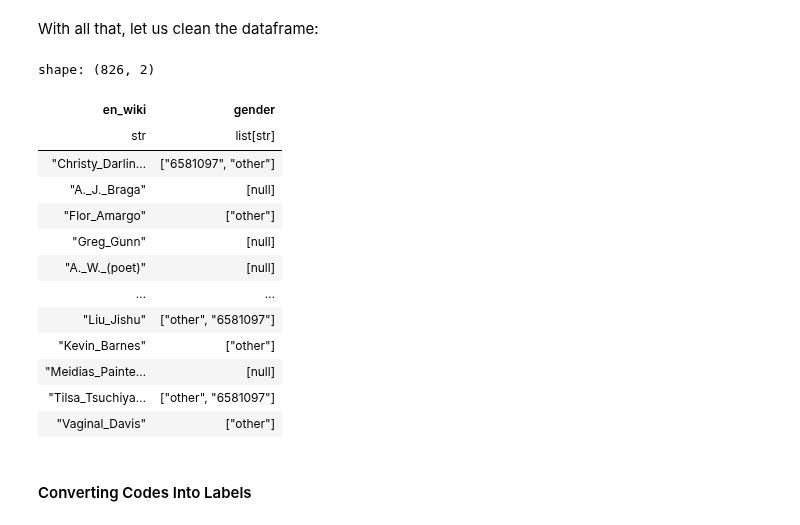
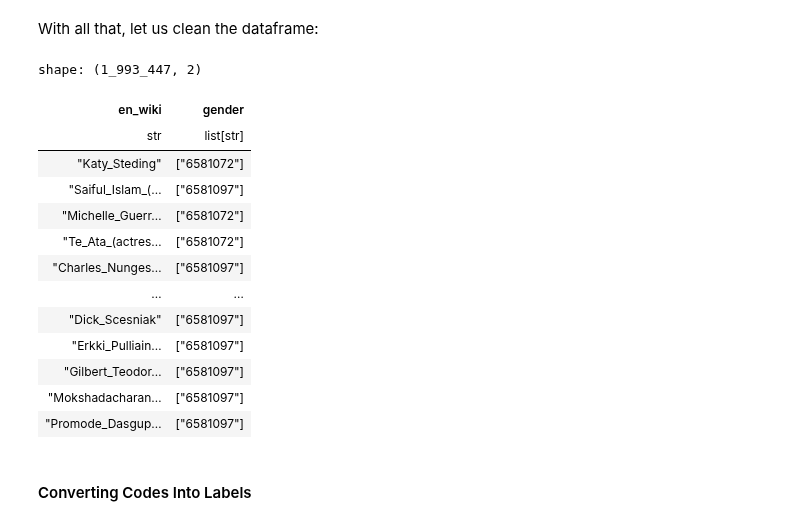
Before and after one commit to MNetanel/wikipedia-people-page-views-patterns, a Jupyter notebook: notebooks/wikipedia_pageviews_project.ipynb, the cells around one changed output. Saved outputs shown, nothing was run; the diff lists cells and outputs as text; code cells hidden in the pictures.

```diff
--- a/notebooks/wikipedia_pageviews_project.ipynb
+++ b/notebooks/wikipedia_pageviews_project.ipynb
@@ -518,13 +518,13 @@ Types 1 and 2 are easy as the process is automatic. For types 3 and 4, we would
 # %% [markdown]
 #### Examining Distributions of Value Counts
 # %%
-list_columns = ['instance_of', 'gender', 'worked_at', 'sitelinks',
+columns_to_bin = ['instance_of', 'gender', 'worked_at', 'sitelinks',
                       'country_of_citizenship', 'educated_at', 'occupation',
                       'instrument', 'genre', 'industry', 'subclass_of', 'member_of',
                       'from_fictional_universe']
 value_counts = {col: info_df[col].list.eval(pl.element().struct[0])
                 .explode().value_counts().sort('count', descending=True)
-                for col in list_columns}
+                for col in columns_to_bin}
 # %%
 fig, axs = plt.subplots(13, figsize=(5, 8), sharex=True)
 for (name, df), ax in zip(value_counts.items(), axs.ravel()):
@@ -545,27 +545,28 @@ As suspected, almost all columns consist of one or two 'big' groups and many 'sm
 # %% [markdown]
 With all that, let us clean the dataframe:
 # %%
-(info_df[['en_wiki', 'gender']]
+gender_corrected = (info_df[['en_wiki', 'gender']]
  .with_columns(pl.col('gender').list.eval(pl.element().struct[0]))
- .filter(pl.col('gender').list.len().is_in([0, 2]))
  .explode('gender')
- .with_columns(pl.when(pl.col('gender').is_in(['6581097']).or_(pl.col('gender').is_null())).then(pl.col('gender')).otherwise(pl.lit('other')))
+ .with_columns(pl.when(pl.col('gender').is_in(value_counts['gender']['gender'][:3]).or_(pl.col('gender').is_null())).then(pl.col('gender')).otherwise(pl.lit('other')))
  .unique()
  .group_by('en_wiki')
  .agg('gender')
 )
+
+gender_corrected
 # %% [output]
-shape: (826, 2)
+shape: (1_993_447, 2)
 | en_wiki | gender |
 | str | list[str] |
-| "Christy_Darlin… | ["6581097", "other"] |
-| "A._J._Braga" | [null] |
-| "Flor_Amargo" | ["other"] |
-| "Greg_Gunn" | [null] |
-| "A._W._(poet)" | [null] |
+| "Katy_Steding" | ["6581072"] |
+| "Saiful_Islam_(… | ["6581097"] |
+| "Michelle_Guerr… | ["6581072"] |
+| "Te_Ata_(actres… | ["6581072"] |
+| "Charles_Nunges… | ["6581097"] |
 | … | … |
-| "Liu_Jishu" | ["other", "6581097"] |
-| "Kevin_Barnes" | ["other"] |
-| "Meidias_Painte… | [null] |
-| "Tilsa_Tsuchiya… | ["other", "6581097"] |
-| "Vaginal_Davis" | ["other"] |
+| "Dick_Scesniak" | ["6581097"] |
+| "Erkki_Pulliain… | ["6581097"] |
+| "Gilbert_Teodor… | ["6581097"] |
+| "Mokshadacharan… | ["6581097"] |
+| "Promode_Dasgup… | ["6581097"] |
```
Also changed, not shown: parts of 9 cells of this notebook, 1 other file.
